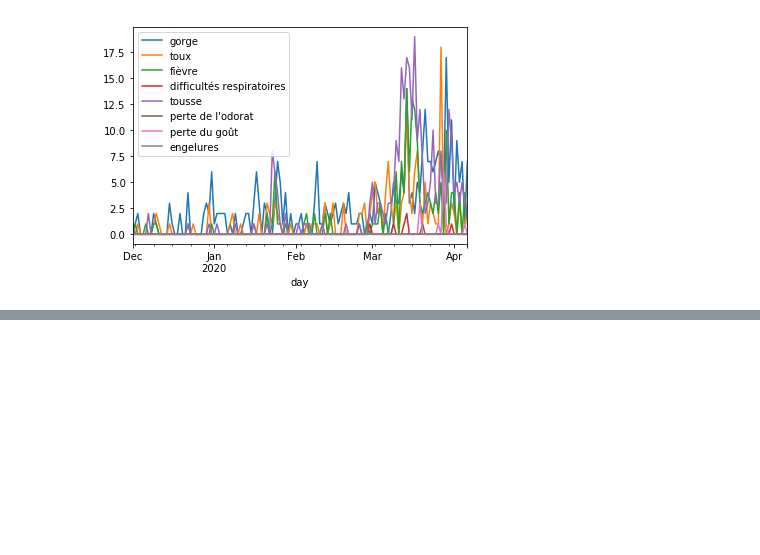
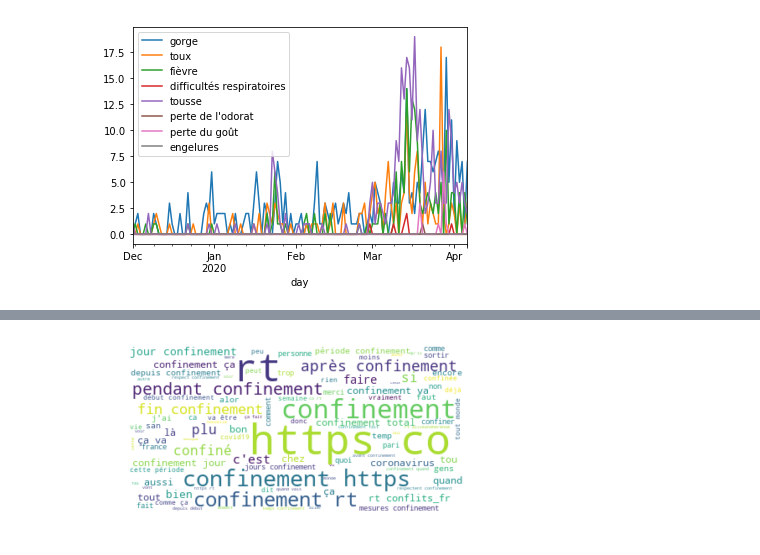
Before and after one commit to Naila-elh/Covid19-Analysis, a Jupyter notebook: 3-analysis/3-1-get-tweets-from-users-timeline.ipynb, the cells around one changed output, grey strips where cells are left out. Drawn from its saved outputs; the diff is of its cells as text; code cells hidden in the pictures; blank space fills up the shorter version.

```diff
--- a/3-analysis/3-1-get-tweets-from-users-timeline.ipynb
+++ b/3-analysis/3-1-get-tweets-from-users-timeline.ipynb
@@ -192,0 +197,4 @@ plot_symptoms_evolution()
+# %%
+wordcloud('confinement')
+# %% [output]
+[figure, added]
```
Also changed, not shown: parts of 8 cells of this notebook.
